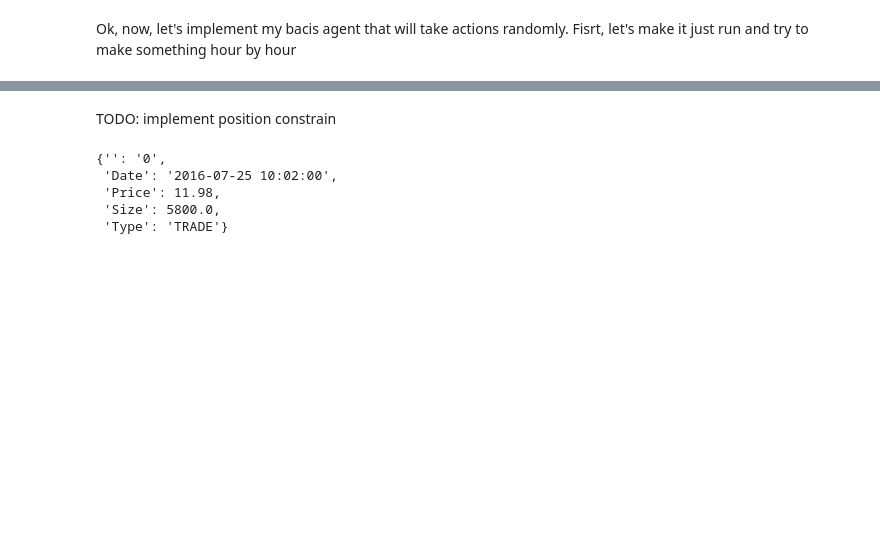
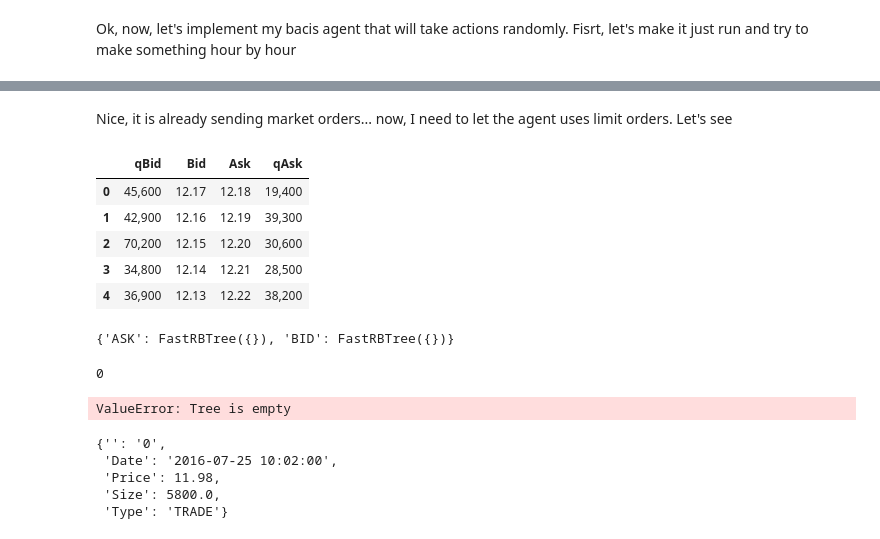
Before and after one commit to ucaiado/QLearning_Trading, a Jupyter notebook: building_the_envrironment.ipynb, the cells around one changed output, grey strips where cells are left out. Drawn from its saved outputs; the diff is of its cells as text; code cells hidden in the pictures; blank space fills up the shorter version.

Commit message:
test: start to implement limit order to the basic agent

```diff
--- a/building_the_envrironment.ipynb
+++ b/building_the_envrironment.ipynb
@@ -1047,2 +1039,11 @@ Wall time: 15.7 s
-# %% [markdown]
-TODO: implement position constrain
+# %% [markdown]
+Nice, it is already sending market orders... now, I need to let the agent uses limit orders. Let's see
+# %%
+sim.env.get_order_book()
+# %% [output]
+|  | qBid | Bid | Ask | qAsk |
+| 0 | 45,600 | 12.17 | 12.18 | 19,400 |
+| 1 | 42,900 | 12.16 | 12.19 | 39,300 |
+| 2 | 70,200 | 12.15 | 12.20 | 30,600 |
+| 3 | 34,800 | 12.14 | 12.21 | 28,500 |
+| 4 | 36,900 | 12.13 | 12.22 | 38,200 |
@@ -1048,0 +1052,13 @@ TODO: implement position constrain
+# %%
+agent.d_order_tree
+# %% [output]
+{'ASK': FastRBTree({}), 'BID': FastRBTree({})}
+# %%
+x.count
+# %% [output]
+0
+# %%
+x = agent.d_order_tree['BID']
+x.max_item()
+# %% [output]
+ValueError: Tree is empty
```
Also changed, not shown: parts of 5 cells of this notebook, 2 other files.
